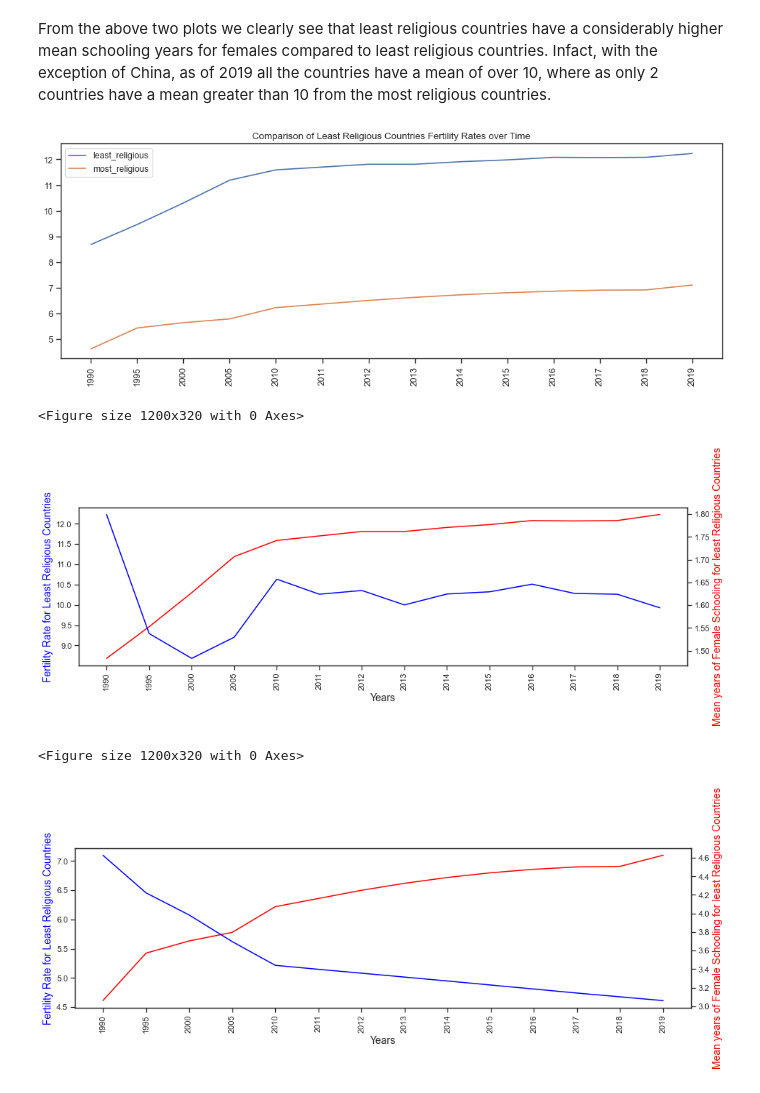
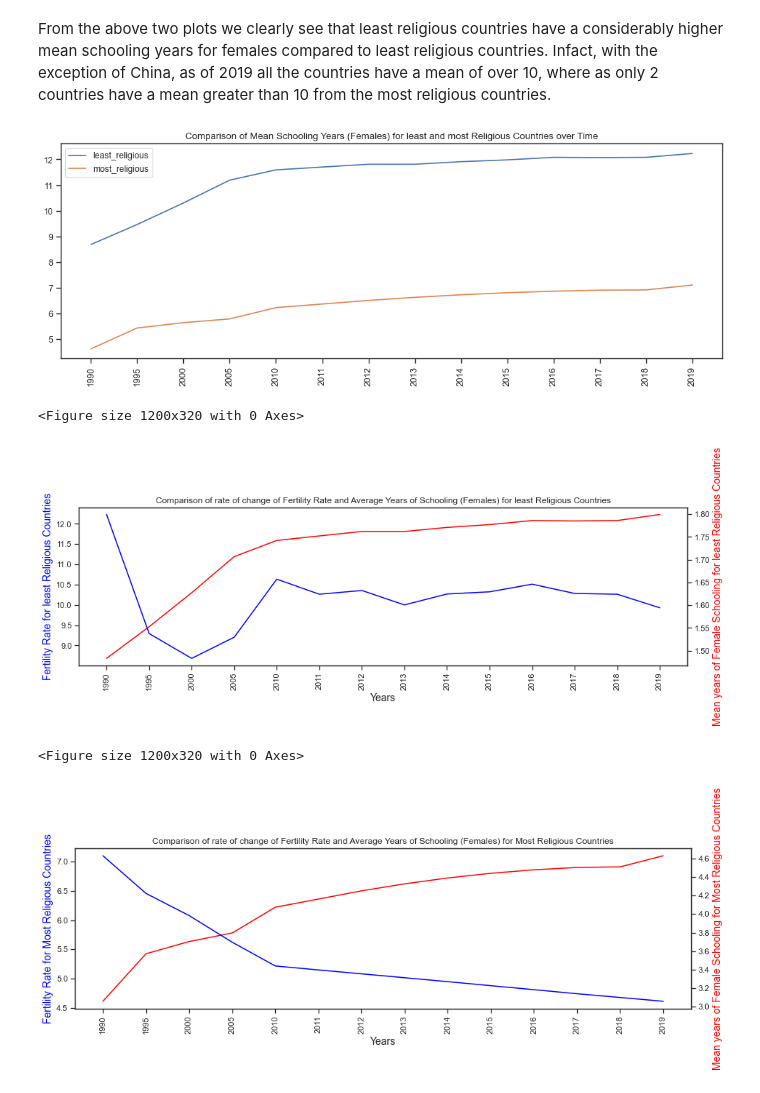
Before and after one commit to tjeon015/2021Fall_finals, a Jupyter notebook: IS 597 Final Project combined.ipynb, the cells around one changed output. Cells and saved outputs as stored; diff of their text form; code cells hidden in the pictures.

```diff
--- a/IS 597 Final Project combined.ipynb
+++ b/IS 597 Final Project combined.ipynb
@@ -40,13 +41,20 @@ Since all of the world bank datasets are in this format, create a function to se
 # %%
 #Function to initialize World bank datasets
 def initialize_df(path,index,cols):
+    """
+    Reads the dataset from the given path and then converts it to a dataframe, where it then drops the unwanted columns
+    and sets an index based on the user input. It will then transpose the data and return the converted dataframe.
+
+    param path: The path to the dataset csv
+    param index: The column from the dataframe which is to be set as the index.
+    param cols: The list of column names from the dataframe which are to be dropped.
+    return: The transposed dataframe with the given index.
+    """
     df = pd.read_csv(path)
     df = df.rename(columns ={'Country Name': 'Years'})
     df = df.drop(columns = cols)
     df = df.set_index(index)
     df = df.transpose()
-#     df = df.rename(index={'Country Name': 'Years'})
-
     return df
 # %% [markdown]
 Due to which all the datasets will be in the following format
@@ -189,7 +203,7 @@ def income_assign(df):
     """Creates additional columns that show the mean fertility rate for the four country classes: lower, lower-middle,
     upper-middle, high. Also creates an additional 'world' column to represent all classes collectively.
 
-    param: df: The flipped fertility rate dataframe
+    param df: The flipped fertility rate dataframe
     return: The original dataframe with additional columns that show the mean fertility rate for the four country classes
     """
     lower_income = ['Afghanistan','Liberia','Chad','Madagascar','Mali','Uganda','Sudan','Niger','Sierra Leone','Burundi']
@@ -940,54 +956,48 @@ figure(figsize=(15, 5), dpi=80)
 plt.plot(Schooling_yrs['least_religious'], label = 'least_religious')
 plt.plot(Schooling_yrs['most_religious'], label = 'most_religious' )
 plt.legend()
-plt.title("Comparison of Least Religious Countries Fertility Rates over Time")
+plt.title("Comparison of Mean Schooling Years (Females) for least and most Religious Countries over Time")
 plt.xticks(rotation = 90)
 plt.show()
 # %% [output]
-[figure, old version]
+[figure, new version]
 # %%
 figure(figsize=(15, 4), dpi=80)
 # create figure and axis objects with subplots()
 fig,ax = plt.subplots(figsize=(15, 4))
-# make a plot
 ax.plot(Schooling_yrs['least_religious'],label = 'Mean years of Female Schooling for least Religious Countries', color = 'red')
-# set x-axis label
 ax.set_xlabel("Years",fontsize=14)
-# set y-axis label
-ax.set_ylabel("Fertility Rate for Least Religious Countries",color="blue",fontsize=14)
+ax.set_ylabel("Fertility Rate for least Religious Countries",color="blue",fontsize=14)
 plt.xticks(rotation = 90)
 
 # twin object for two different y-axis on the sample plot
 ax2=ax.twinx()
 # make a plot with different y-axis using second axis object
+plt.title('Comparison of rate of change of Fertility Rate and Average Years of Schooling (Females) for least Religious Countries')
 ax2.plot(fr_flip.loc[Schooling_yrs.index,'least_religious'],label = 'Fertility Rate for Least Religious Countries',color = 'blue')
 ax2.set_ylabel("Mean years of Female Schooling for least Religious Countries",color="red",fontsize=14)
 plt.show()
 
+
+figure(figsize=(15, 4), dpi=80)
+# create figure and axis objects with subplots()
+fig,ax = plt.subplots(figsize=(15, 4))
+ax.plot(Schooling_yrs['most_religious'].dropna(),label = 'Mean years of Female Schooling for Most Religious Countries', color = 'red')
+ax.set_xlabel("Years",fontsize=14)
+ax.set_ylabel("Fertility Rate for Most Religious Countries",color="blue",fontsize=14)
+plt.xticks(rotation = 90)
+
+# twin object for two different y-axis on the sample plot
+ax2=ax.twinx()
+# make a plot with different y-axis using second axis object
+ax2.plot(fr_flip.loc[Schooling_yrs.index,'most_religious'],label = 'Fertility Rate for Most Religious Countries',color = 'blue')
+ax2.set_ylabel("Mean years of Female Schooling for Most Religious Countries",color="red",fontsize=14)
+plt.title('Comparison of rate of change of Fertility Rate and Average Years of Schooling (Females) for Most Religious Countries')
+plt.show()
+
 #reference: https://cmdlinetips.com/2019/10/how-to-make-a-plot-with-two-different-y-axis-in-python-with-matplotlib/
 # %% [output]
 <Figure size 1200x320 with 0 Axes>
-[figure, old version]
+[figure, new version]
+<Figure size 1200x320 with 0 Axes>
+[figure, added]
-# %%
-figure(figsize=(15, 4), dpi=80)
-# create figure and axis objects with subplots()
-fig,ax = plt.subplots(figsize=(15, 4))
-# make a plot
-ax.plot(Schooling_yrs['most_religious'].dropna(),label = 'Mean years of Female Schooling for least Religious Countries', color = 'red')
-# set x-axis label
-ax.set_xlabel("Years",fontsize=14)
-# set y-axis label
-ax.set_ylabel("Fertility Rate for Least Religious Countries",color="blue",fontsize=14)
-plt.xticks(rotation = 90)
-
-# twin object for two different y-axis on the sample plot
-ax2=ax.twinx()
-# make a plot with different y-axis using second axis object
-ax2.plot(fr_flip.loc[Schooling_yrs.index,'most_religious'],label = 'Fertility Rate for Least Religious Countries',color = 'blue')
-ax2.set_ylabel("Mean years of Female Schooling for least Religious Countries",color="red",fontsize=14)
-plt.show()
-
-#reference: https://cmdlinetips.com/2019/10/how-to-make-a-plot-with-two-different-y-axis-in-python-with-matplotlib/
-# %% [output]
-<Figure size 1200x320 with 0 Axes>
-[figure, removed]
```
Also changed, not shown: parts of 8 cells of this notebook.
